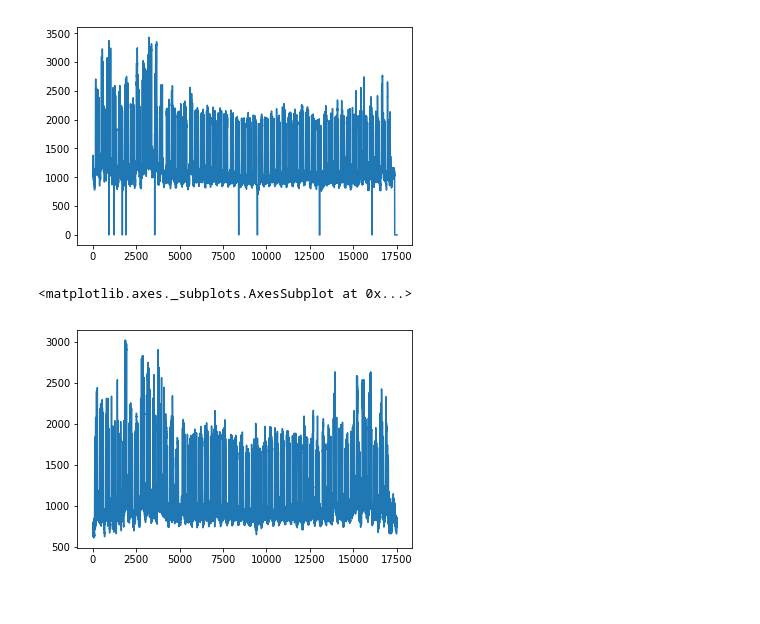
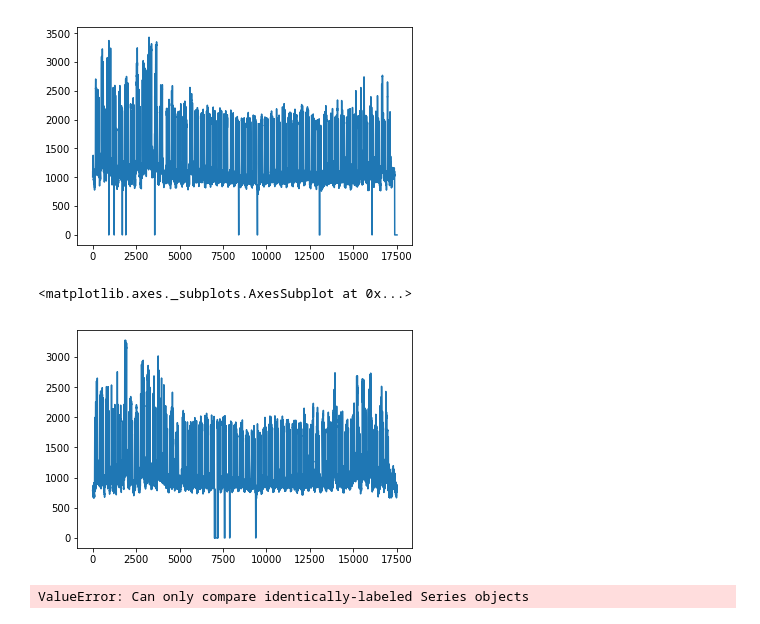
Before and after one commit to MSAmit/Capstone-project, a Jupyter notebook: BMS_data_analysis.ipynb, the cells around one changed output. Saved outputs shown, nothing was run; the diff lists cells and outputs as text; code cells hidden in the pictures.

```diff
--- a/BMS_data_analysis.ipynb
+++ b/BMS_data_analysis.ipynb
@@ -56,10 +57,12 @@ def is_public_holiday(dt):
 # %%
+#reads a csv file, adds a day type column, creates a csv file with day type column and returns a dataframe object with day type
 def add_day_type_column(file, date_column):
     data_file = pd.read_csv(file, sep=',', encoding='ISO-8859-1', parse_dates=[date_column],
                  date_parser=lambda x: pd.to_datetime(x.rsplit(' ', 1)[0]))
-    data_file['Type_of_day'] = data_file[date_column].apply(lambda x: identify_type_of_day(x))
-    file_name = file + 'with_day_type.csv'
-    #data_file.to_csv(file_name, sep=',', encoding='utf-8')
+    data_file['Type_of_day'] = data_file[date_column].apply(lambda x: identify_type_of_day(datetime.date(x)))
+    file_name = file + '_with_day_type.csv'
+    #uncomment next line if you want a new file to be created with day type column
+    data_file.to_csv(file_name, sep=',', encoding='utf-8')
     return data_file
 # %%
 import logging
@@ -117,20 +120,18 @@ bms_demand_2016['kVA'].plot.line()
 <matplotlib.axes._subplots.AxesSubplot at 0x...>
 [figure]
 # %%
+#read data file and add type of day column to it
 bms_demand_2017 = add_day_type_column('bms_2017_kva.csv','?Timestamp')
 bms_demand_2017.rename(columns={'ML_PH/Main_11kV_kW (kW)': 'kW','?Timestamp': 'TimeStamp','ML_PH/Main_11kV_kVA (kVA)' : 'kVA','ML_PH/PH_Ambient_Temperature (°C)':'Temp','ML_PH/PH_Ambient_Humidity (%RH)': 'Humidity'}, inplace=True)
-bms_demand_2017['kW'].plot.line()
+bms_demand_2017['kVA'].plot.line()
 
 #imputed kva's plot line (replaced from last year values)
-bms_2017_imputed = replace_zeros(bms_demand_2017_est, bms_demand_2016)
+#bms_2017_imputed = replace_zeros(bms_demand_2017, bms_demand_2016)
 #bms_2017_imputed['kVA'].plot.line()
 
 #Estimate kW using kVA if kW values not recorded
-bms_demand_2017_est = campus_power_estimation(bms_2017_imputed)
-bms_demand_2017_est['kW_est'].plot.line()
-
-grouped_by_daytype = bms_demand_2017_est.groupby(['Type_of_day'])['kVA'].mean()
-grouped_by_daytype.plot.bar()
+#bms_demand_2017_est = campus_power_estimation(bms_2017_imputed)
+#bms_demand_2017_est['kW_est'].plot.line()
 # %% [output]
 <matplotlib.axes._subplots.AxesSubplot at 0x...>
-[figure, old version]
+[figure, new version]
@@ -136,0 +146,5 @@ grouped_by_daytype.plot.bar()
+# %%
+test_2016_without_29['TimeStamp'] = test_2016_without_29['TimeStamp'].apply(lambda x: x.replace(year = 2017))
+replace_zeros(test_2017,test_2016_without_29)
+# %% [output]
+ValueError: Can only compare identically-labeled Series objects
```
Also changed, not shown: parts of 20 cells of this notebook.
